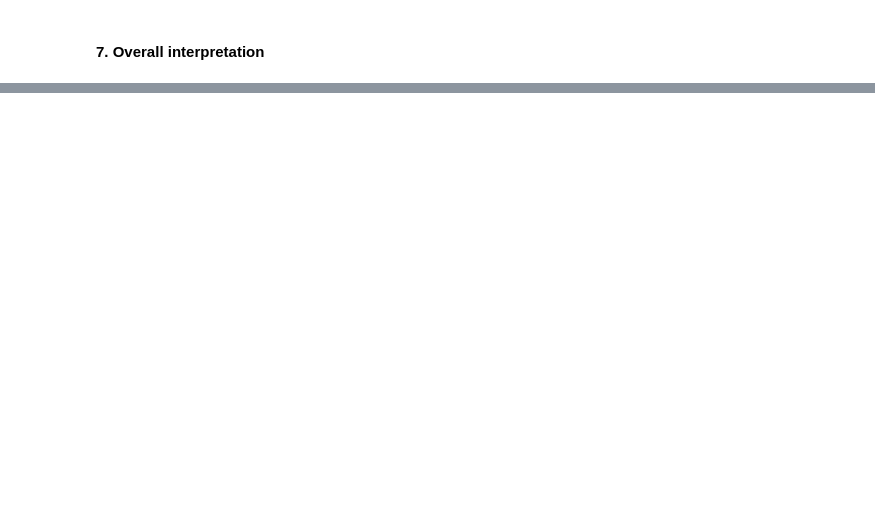
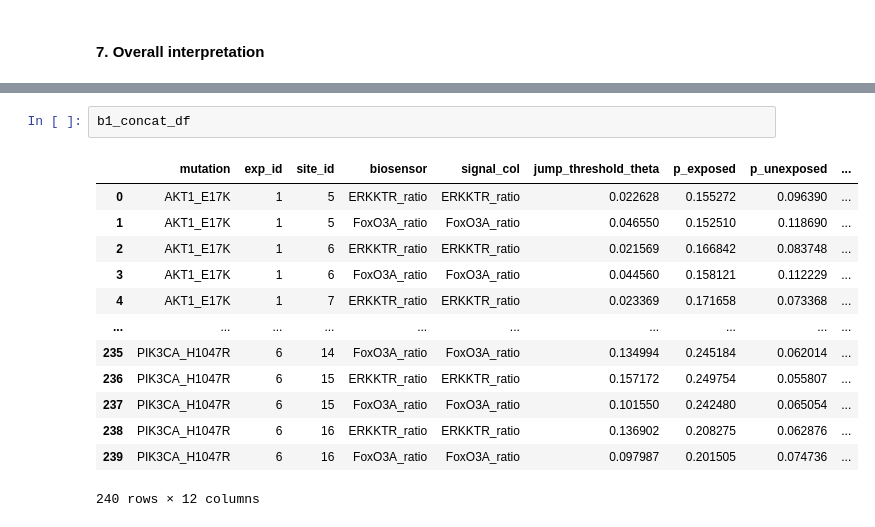
Before and after one commit to majadomanska/BS2-Spatiotemporal, a Jupyter notebook: notebooks/TaskB_IndependentResearch.ipynb, the cells around one changed output, grey strips where cells are left out. Saved outputs shown, nothing was run; the diff lists cells and outputs as text; blank space fills up the shorter version.

```diff
--- a/notebooks/TaskB_IndependentResearch.ipynb
+++ b/notebooks/TaskB_IndependentResearch.ipynb
@@ -331,0 +683,16 @@ ERKKTR_ratio shows stronger average spatiotemporal propagation than FoxO3A_ratio
+# %%
+b1_concat_df
+# %% [output]
+|  | mutation | exp_id | site_id | biosensor | signal_col | jump_threshold_theta | p_exposed | p_unexposed | ... |
+| 0 | AKT1_E17K | 1 | 5 | ERKKTR_ratio | ERKKTR_ratio | 0.022628 | 0.155272 | 0.096390 | ... |
+| 1 | AKT1_E17K | 1 | 5 | FoxO3A_ratio | FoxO3A_ratio | 0.046550 | 0.152510 | 0.118690 | ... |
+| 2 | AKT1_E17K | 1 | 6 | ERKKTR_ratio | ERKKTR_ratio | 0.021569 | 0.166842 | 0.083748 | ... |
+| 3 | AKT1_E17K | 1 | 6 | FoxO3A_ratio | FoxO3A_ratio | 0.044560 | 0.158121 | 0.112229 | ... |
+| 4 | AKT1_E17K | 1 | 7 | ERKKTR_ratio | ERKKTR_ratio | 0.023369 | 0.171658 | 0.073368 | ... |
+| ... | ... | ... | ... | ... | ... | ... | ... | ... | ... |
+| 235 | PIK3CA_H1047R | 6 | 14 | FoxO3A_ratio | FoxO3A_ratio | 0.134994 | 0.245184 | 0.062014 | ... |
+| 236 | PIK3CA_H1047R | 6 | 15 | ERKKTR_ratio | ERKKTR_ratio | 0.157172 | 0.249754 | 0.055807 | ... |
+| 237 | PIK3CA_H1047R | 6 | 15 | FoxO3A_ratio | FoxO3A_ratio | 0.101550 | 0.242480 | 0.065054 | ... |
+| 238 | PIK3CA_H1047R | 6 | 16 | ERKKTR_ratio | ERKKTR_ratio | 0.136902 | 0.208275 | 0.062876 | ... |
+| 239 | PIK3CA_H1047R | 6 | 16 | FoxO3A_ratio | FoxO3A_ratio | 0.097987 | 0.201505 | 0.074736 | ... |
+240 rows × 12 columns
```
Also changed, not shown: parts of 13 cells of this notebook, 9 other files.
